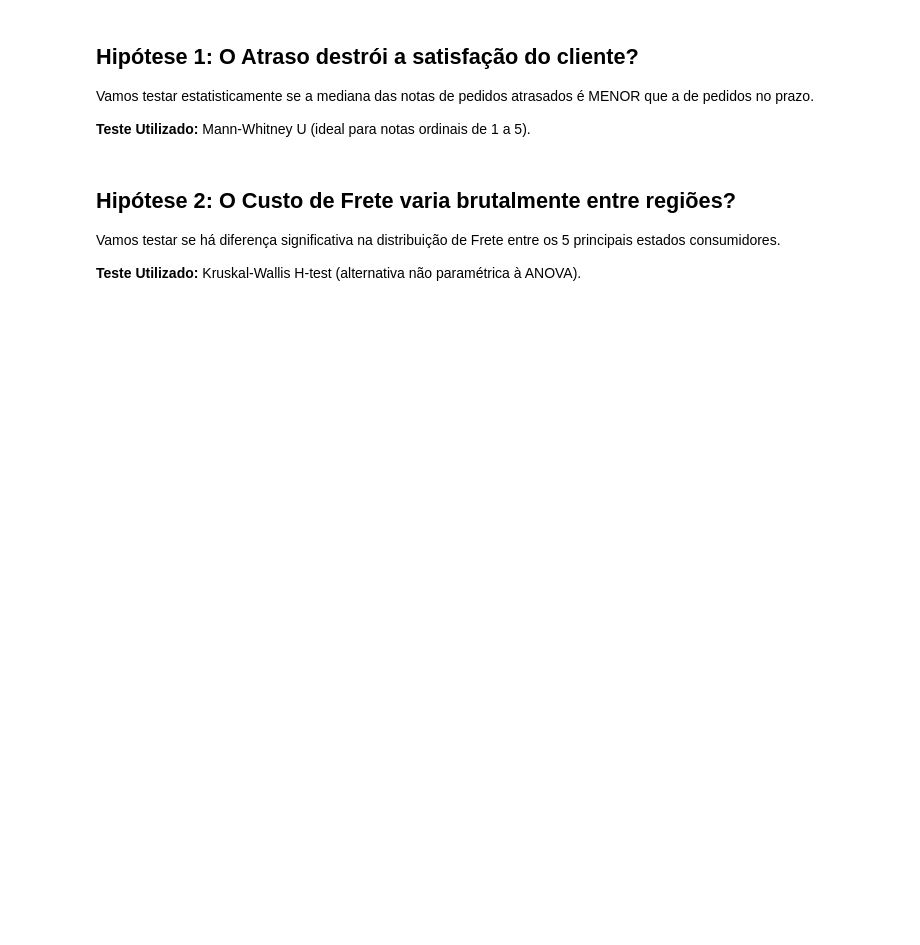
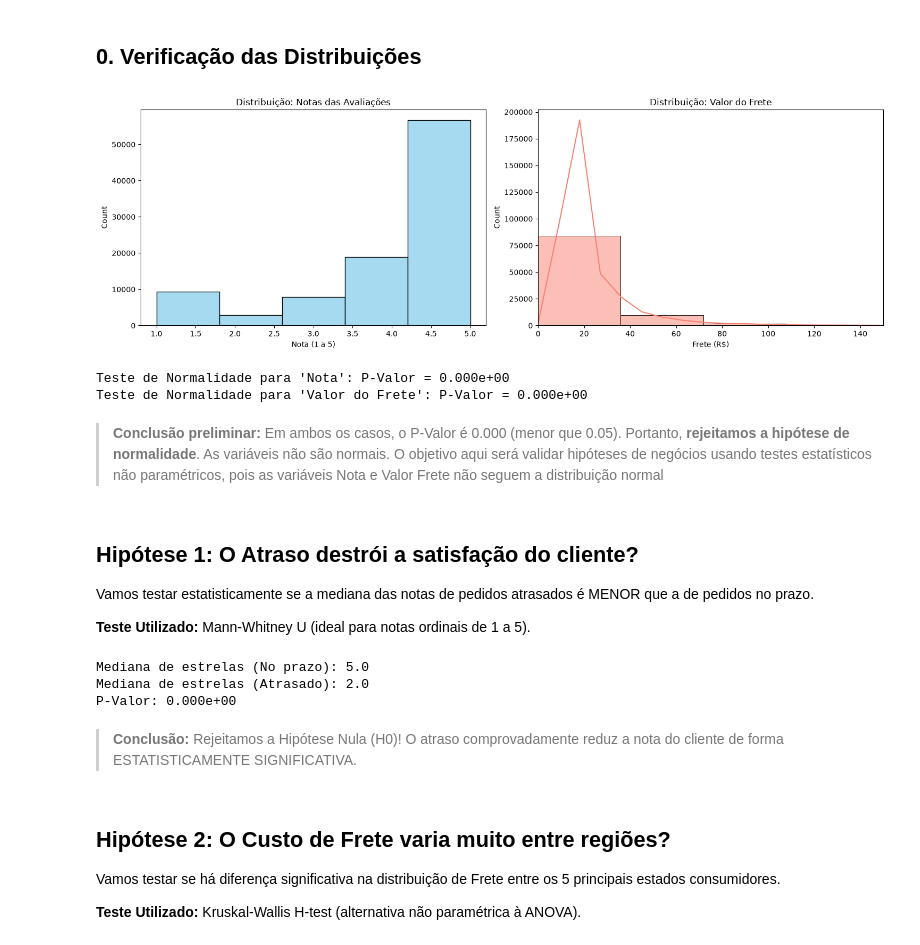
Before and after one commit to jaimejrs/olist-logistics-prediction, a Jupyter notebook: notebooks/02_estatistica.ipynb, the cells around one changed output. Saved outputs shown, nothing was run; the diff lists cells and outputs as text; code cells hidden in the pictures; blank space fills up the shorter version.

```diff
--- a/notebooks/02_estatistica.ipynb
+++ b/notebooks/02_estatistica.ipynb
@@ -22,3 +23,37 @@ print(f"Base carregada: {df.shape[0]} pedidos na tabela fato.")
+# %% [markdown]
+## 0. Verificação das Distribuições
+# %%
+import scipy.stats as stats
+
+fig, axes = plt.subplots(1, 2, figsize=(15, 5))
+
+# Distribuição da Nota (review_score)
+sns.histplot(df['review_score'].dropna(), bins=5, kde=False, ax=axes[0], color='skyblue')
+axes[0].set_title('Distribuição: Notas das Avaliações')
+axes[0].set_xlabel('Nota (1 a 5)')
+
+# Distribuição do Valor do Frete (frete_total)
+sns.histplot(df['frete_total'].dropna(), bins=50, kde=True, ax=axes[1], color='salmon')
+axes[1].set_title('Distribuição: Valor do Frete')
+axes[1].set_xlabel('Frete (R$)')
+axes[1].set_xlim(0, 150) # Limitando o eixo X para facilitar a visualização de outliers
+
+plt.tight_layout()
+plt.show()
+
+# Teste de Normalidade de D'Agostino's K-squared (normaltest)
+# Usado no lugar de Shapiro-Wilk pois N > 5000
+stat_nota, p_nota = stats.normaltest(df['review_score'].dropna())
+stat_frete, p_frete = stats.normaltest(df['frete_total'].dropna())
+
+print(f"Teste de Normalidade para 'Nota': P-Valor = {p_nota:.3e}")
+print(f"Teste de Normalidade para 'Valor do Frete': P-Valor = {p_frete:.3e}")
+# %% [output]
+[figure, added]
+Teste de Normalidade para 'Nota': P-Valor = 0.000e+00
+Teste de Normalidade para 'Valor do Frete': P-Valor = 0.000e+00
+# %% [markdown]
+> **Conclusão preliminar:** Em ambos os casos, o P-Valor é 0.000 (menor que 0.05). Portanto, **rejeitamos a hipótese de normalidade**. As variáveis não são normais. O objetivo aqui será validar hipóteses de negócios usando testes estatísticos não paramétricos, pois as variáveis Nota e Valor Frete não seguem a distribuição normal
 # %% [markdown]
 ## Hipótese 1: O Atraso destrói a satisfação do cliente?
 Vamos testar estatisticamente se a mediana das notas de pedidos atrasados é MENOR que a de pedidos no prazo.
@@ -34,13 +69,14 @@ stat, p = stats.mannwhitneyu(g0, g1, alternative="greater")
 print(f"Mediana de estrelas (No prazo): {g0.median()}")
 print(f"Mediana de estrelas (Atrasado): {g1.median()}")
 print(f"P-Valor: {p:.3e}")
-
-if p < 0.05:
-    print("\nConclusão: Rejeitamos a Hipótese Nula (H0)! O atraso comprovadamente reduz a nota do cliente de forma ESTATISTICAMENTE SIGNIFICATIVA.")
-else:
-    print("\nConclusão: Não podemos provar diferença estatística.")
+# %% [output]
+Mediana de estrelas (No prazo): 5.0
+Mediana de estrelas (Atrasado): 2.0
+P-Valor: 0.000e+00
+# %% [markdown]
+> **Conclusão:** Rejeitamos a Hipótese Nula (H0)! O atraso comprovadamente reduz a nota do cliente de forma ESTATISTICAMENTE SIGNIFICATIVA.
 # %% [markdown]
-## Hipótese 2: O Custo de Frete varia brutalmente entre regiões?
+## Hipótese 2: O Custo de Frete varia muito entre regiões?
 Vamos testar se há diferença significativa na distribuição de Frete entre os 5 principais estados consumidores.
 
 **Teste Utilizado:** Kruskal-Wallis H-test (alternativa não paramétrica à ANOVA).
```
Also changed, not shown: parts of 4 cells of this notebook, 3 other files.
